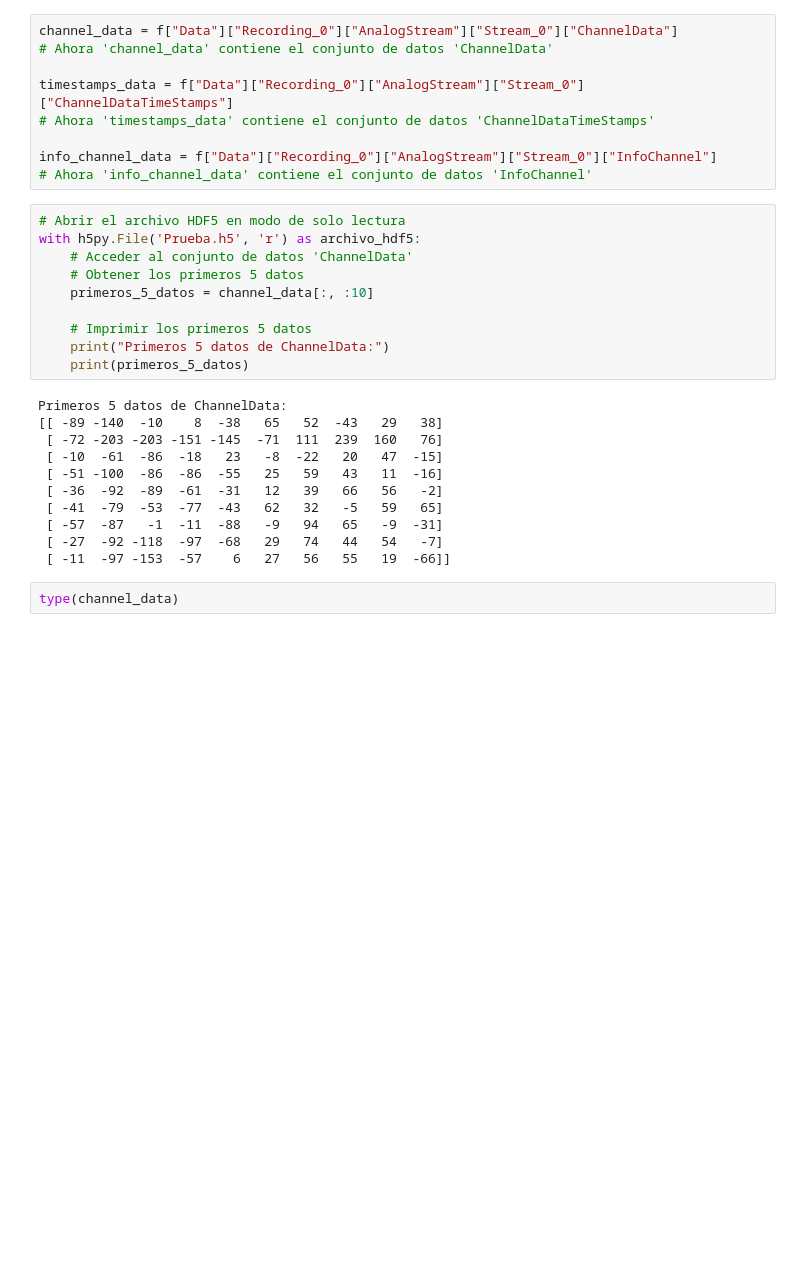
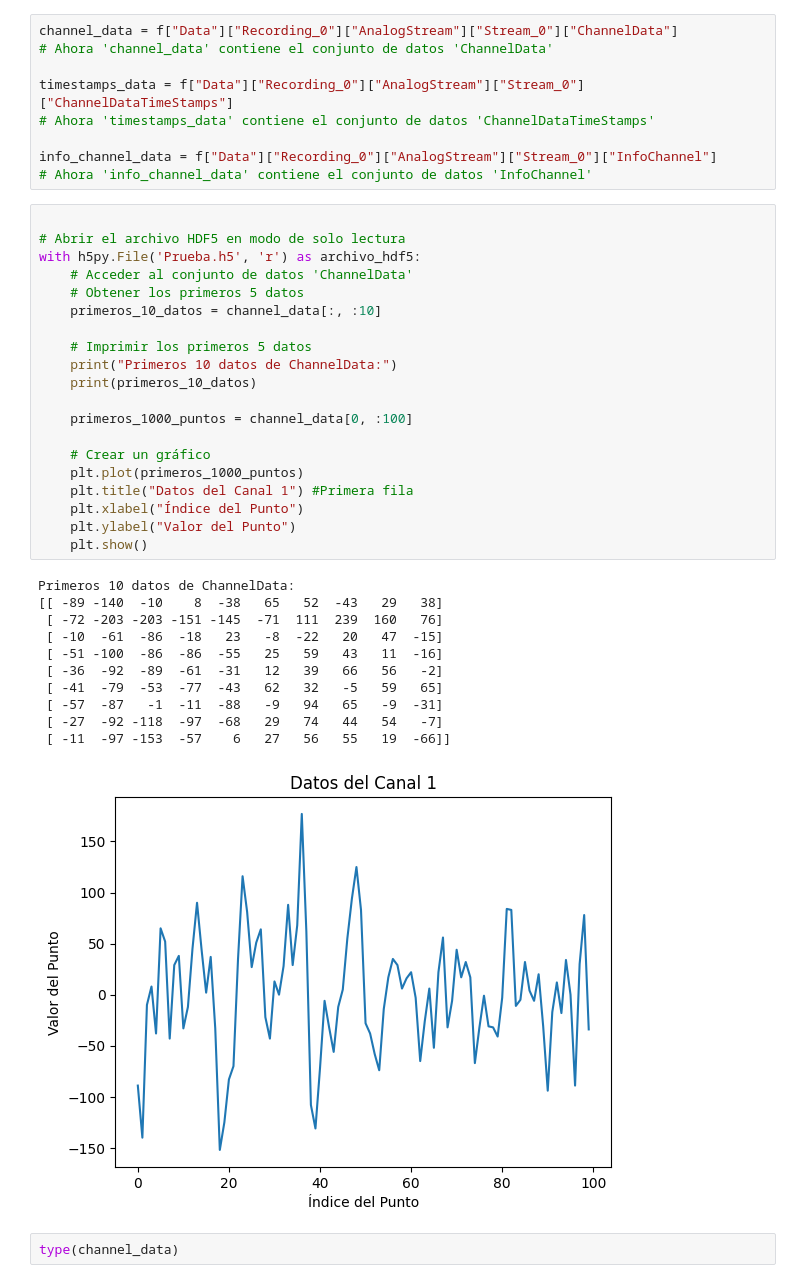
Before and after one commit to josolmedo/Tesis, a Jupyter notebook: Primera_Exploración.ipynb, the cells around one changed output. Saved outputs shown, nothing was run; the diff lists cells and outputs as text; blank space fills up the shorter version.

```diff
--- a/Primera_Exploración.ipynb
+++ b/Primera_Exploración.ipynb
@@ -88,26 +89,37 @@ timestamps_data = f["Data"]["Recording_0"]["AnalogStream"]["Stream_0"]["ChannelD
 info_channel_data = f["Data"]["Recording_0"]["AnalogStream"]["Stream_0"]["InfoChannel"]
 # Ahora 'info_channel_data' contiene el conjunto de datos 'InfoChannel'
 # %%
+
 # Abrir el archivo HDF5 en modo de solo lectura
 with h5py.File('Prueba.h5', 'r') as archivo_hdf5:
     # Acceder al conjunto de datos 'ChannelData'
     # Obtener los primeros 5 datos
-    primeros_5_datos = channel_data[:, :10]
+    primeros_10_datos = channel_data[:, :10]
 
     # Imprimir los primeros 5 datos
-    print("Primeros 5 datos de ChannelData:")
-    print(primeros_5_datos)
+    print("Primeros 10 datos de ChannelData:")
+    print(primeros_10_datos)
+
+    primeros_1000_puntos = channel_data[0, :100]
+
+    # Crear un gráfico
+    plt.plot(primeros_1000_puntos)
+    plt.title("Datos del Canal 1") #Primera fila
+    plt.xlabel("Índice del Punto")
+    plt.ylabel("Valor del Punto")
+    plt.show()
 # %% [output]
-Primeros 5 datos de ChannelData:
+Primeros 10 datos de ChannelData:
 [[ -89 -140  -10    8  -38   65   52  -43   29   38]
  [ -72 -203 -203 -151 -145  -71  111  239  160   76]
  [ -10  -61  -86  -18   23   -8  -22   20   47  -15]
  [ -51 -100  -86  -86  -55   25   59   43   11  -16]
  [ -36  -92  -89  -61  -31   12   39   66   56   -2]
  [ -41  -79  -53  -77  -43   62   32   -5   59   65]
  [ -57  -87   -1  -11  -88   -9   94   65   -9  -31]
  [ -27  -92 -118  -97  -68   29   74   44   54   -7]
  [ -11  -97 -153  -57    6   27   56   55   19  -66]]
+[figure, added]
 # %%
 type(channel_data)
 # %% [output]
```
Also changed, not shown: parts of 5 cells of this notebook.
